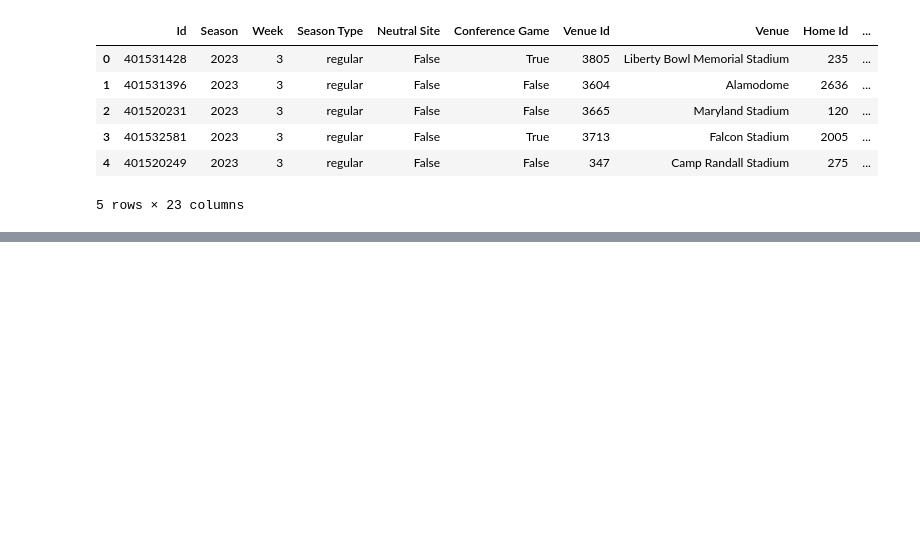
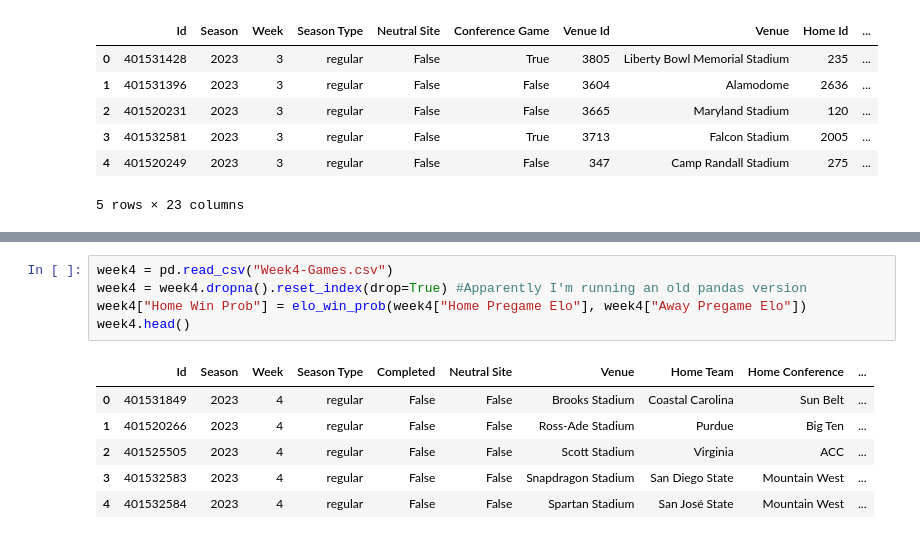
Before and after one commit to traskcon/CFB-Predictions, a Jupyter notebook: CFB-Predictions.ipynb, the cells around one changed output, grey strips where cells are left out. Cells and saved outputs as stored; diff of their text form; blank space fills up the shorter version.

```diff
--- a/CFB-Predictions.ipynb
+++ b/CFB-Predictions.ipynb
@@ -180,0 +182,12 @@ week3.head()
+# %%
+week4 = pd.read_csv("Week4-Games.csv")
+week4 = week4.dropna().reset_index(drop=True) #Apparently I'm running an old pandas version
+week4["Home Win Prob"] = elo_win_prob(week4["Home Pregame Elo"], week4["Away Pregame Elo"])
+week4.head()
+# %% [output]
+|  | Id | Season | Week | Season Type | Completed | Neutral Site | Venue | Home Team | Home Conference | ... |
+| 0 | 401531849 | 2023 | 4 | regular | False | False | Brooks Stadium | Coastal Carolina | Sun Belt | ... |
+| 1 | 401520266 | 2023 | 4 | regular | False | False | Ross-Ade Stadium | Purdue | Big Ten | ... |
+| 2 | 401525505 | 2023 | 4 | regular | False | False | Scott Stadium | Virginia | ACC | ... |
+| 3 | 401532583 | 2023 | 4 | regular | False | False | Snapdragon Stadium | San Diego State | Mountain West | ... |
+| 4 | 401532584 | 2023 | 4 | regular | False | False | Spartan Stadium | San José State | Mountain West | ... |
```
Also changed, not shown: parts of 25 cells of this notebook.
